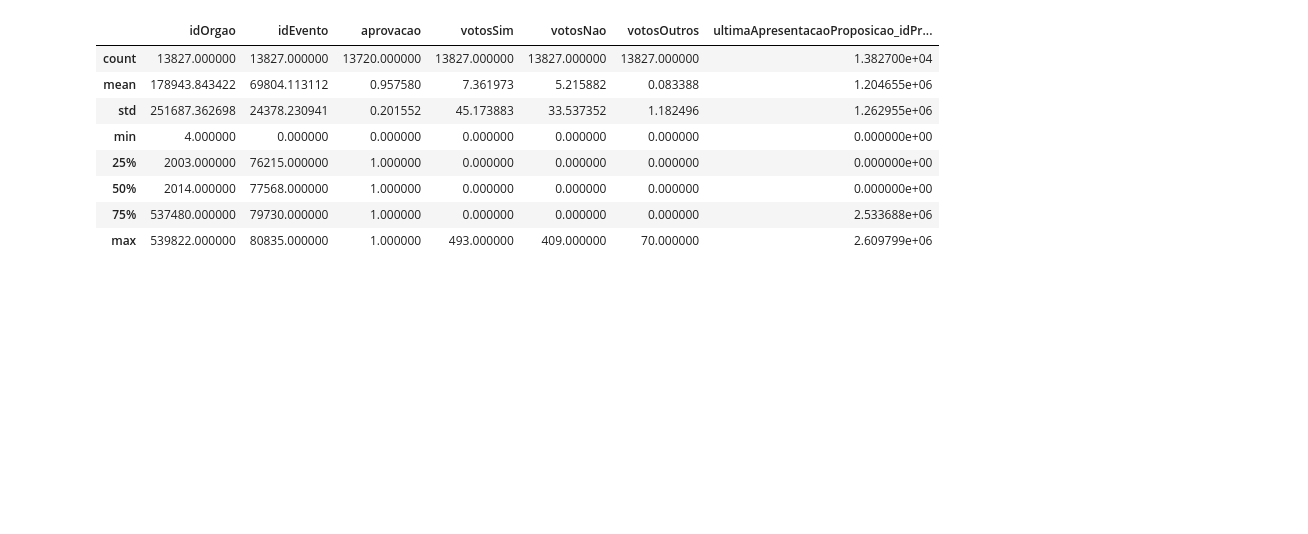
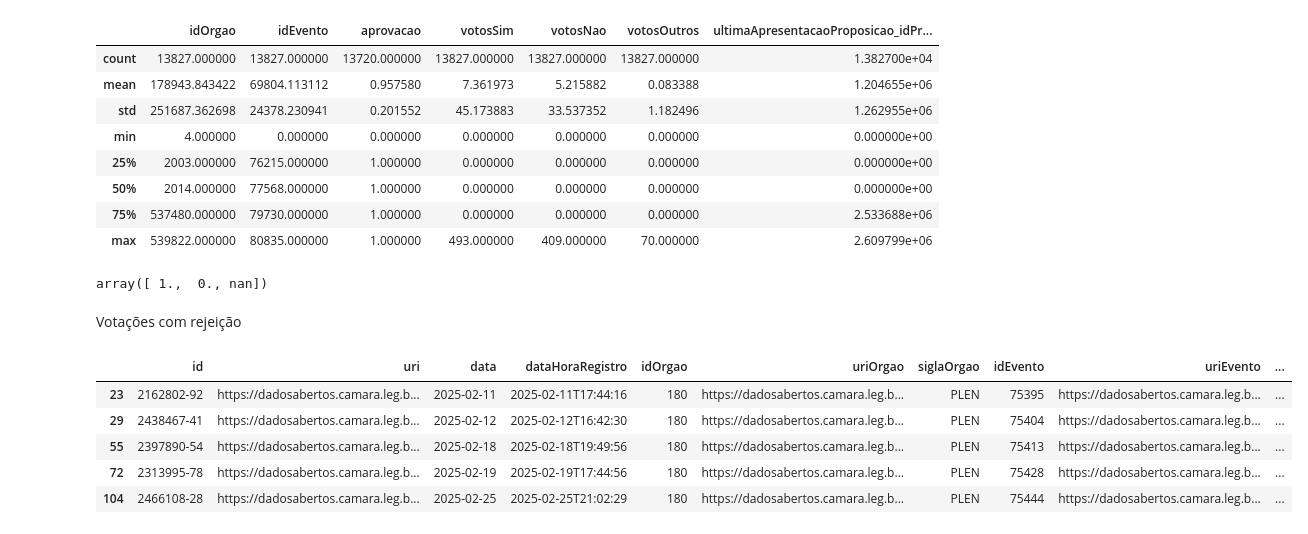
Before and after one commit to brucelucien/2026-02-ppgi-ia-trabalho-final, a Jupyter notebook: codigo/etapa_02_entendimento_dos_dados_-_arquivo_votacoes.ipynb, the cells around one changed output. Drawn from its saved outputs; the diff is of its cells as text; code cells hidden in the pictures; blank space fills up the shorter version.

```diff
--- a/codigo/etapa_02_entendimento_dos_dados_-_arquivo_votacoes.ipynb
+++ b/codigo/etapa_02_entendimento_dos_dados_-_arquivo_votacoes.ipynb
@@ -57,3 +56,18 @@ df_votacoes.describe()
 | 50% | 2014.000000 | 77568.000000 | 1.000000 | 0.000000 | 0.000000 | 0.000000 | 0.000000e+00 |
 | 75% | 537480.000000 | 79730.000000 | 1.000000 | 0.000000 | 0.000000 | 0.000000 | 2.533688e+06 |
 | max | 539822.000000 | 80835.000000 | 1.000000 | 493.000000 | 409.000000 | 70.000000 | 2.609799e+06 |
+# %%
+df_votacoes['aprovacao'].unique()
+# %% [output]
+array([ 1.,  0., nan])
+# %% [markdown]
+Votações com rejeição
+# %%
+df_votacoes[df_votacoes['aprovacao'] == 0].head()
+# %% [output]
+|  | id | uri | data | dataHoraRegistro | idOrgao | uriOrgao | siglaOrgao | idEvento | uriEvento | ... |
+| 23 | 2162802-92 | https://dadosabertos.camara.leg.b... | 2025-02-11 | 2025-02-11T17:44:16 | 180 | https://dadosabertos.camara.leg.b... | PLEN | 75395 | https://dadosabertos.camara.leg.b... | ... |
+| 29 | 2438467-41 | https://dadosabertos.camara.leg.b... | 2025-02-12 | 2025-02-12T16:42:30 | 180 | https://dadosabertos.camara.leg.b... | PLEN | 75404 | https://dadosabertos.camara.leg.b... | ... |
+| 55 | 2397890-54 | https://dadosabertos.camara.leg.b... | 2025-02-18 | 2025-02-18T19:49:56 | 180 | https://dadosabertos.camara.leg.b... | PLEN | 75413 | https://dadosabertos.camara.leg.b... | ... |
+| 72 | 2313995-78 | https://dadosabertos.camara.leg.b... | 2025-02-19 | 2025-02-19T17:44:56 | 180 | https://dadosabertos.camara.leg.b... | PLEN | 75428 | https://dadosabertos.camara.leg.b... | ... |
+| 104 | 2466108-28 | https://dadosabertos.camara.leg.b... | 2025-02-25 | 2025-02-25T21:02:29 | 180 | https://dadosabertos.camara.leg.b... | PLEN | 75444 | https://dadosabertos.camara.leg.b... | ... |
```
Also changed, not shown: parts of 11 cells of this notebook, 5 other files.
